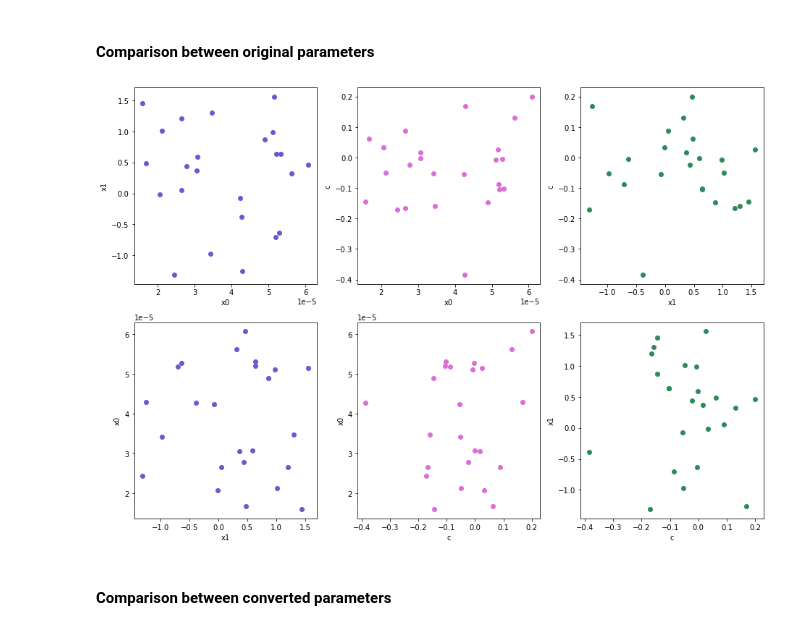
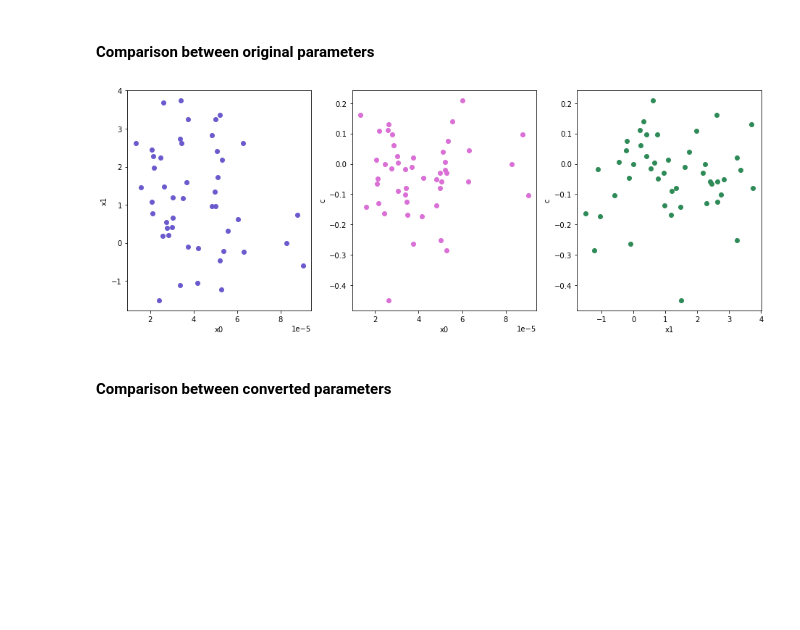
Before and after one commit to MelissaGraham/decam_ddf_tools, a Jupyter notebook: transients_science/fit_multiple_potential_snia.ipynb, the cells around one changed output. Saved outputs shown, nothing was run; the diff lists cells and outputs as text; code cells hidden in the pictures; blank space fills up the shorter version.

```diff
--- a/transients_science/fit_multiple_potential_snia.ipynb
+++ b/transients_science/fit_multiple_potential_snia.ipynb
@@ -537,18 +541,18 @@ pp.close()
 # %%
-new_fit_x0 = np.delete(fit_x0, [4,5,11,12,13,14,15,20,23,25,28,30,33,34,35,36,37,38,39,40,42,45,46,47,48,49,50], 0)
-new_fit_x0e = np.delete(fit_x0e, [4,5,11,12,13,14,15,20,23,25,28,30,33,34,35,36,37,38,39,40,42,45,46,47,48,49,50], 0)
+new_fit_x0 = np.delete(fit_x0, bad_indices, 0)
+new_fit_x0e = np.delete(fit_x0e, bad_indices, 0)
 
-new_fit_x1 = np.delete(fit_x1, [4,5,11,12,13,14,15,20,23,25,28,30,33,34,35,36,37,38,39,40,42,45,46,47,48,49,50], 0)
-new_fit_x1e = np.delete(fit_x1e, [4,5,11,12,13,14,15,20,23,25,28,30,33,34,35,36,37,38,39,40,42,45,46,47,48,49,50], 0)
+new_fit_x1 = np.delete(fit_x1, bad_indices, 0)
+new_fit_x1e = np.delete(fit_x1e, bad_indices, 0)
 
-new_fit_c = np.delete(fit_c, [4,5,11,12,13,14,15,20,23,25,28,30,33,34,35,36,37,38,39,40,42,45,46,47,48,49,50], 0)
-new_fit_ce = np.delete(fit_ce, [4,5,11,12,13,14,15,20,23,25,28,30,33,34,35,36,37,38,39,40,42,45,46,47,48,49,50], 0)
+new_fit_c = np.delete(fit_c, bad_indices, 0)
+new_fit_ce = np.delete(fit_ce, bad_indices, 0)
 
-new_fit_z = np.delete(fit_z, [4,5,11,12,13,14,15,20,23,25,28,30,33,34,35,36,37,38,39,40,42,45,46,47,48,49,50], 0)
-new_fit_ze = np.delete(fit_ze, [4,5,11,12,13,14,15,20,23,25,28,30,33,34,35,36,37,38,39,40,42,45,46,47,48,49,50], 0)
+new_fit_z = np.delete(fit_z, bad_indices, 0)
+new_fit_ze = np.delete(fit_ze, bad_indices, 0)
 
-new_fit_t0 = np.delete(fit_t0, [4,5,11,12,13,14,15,20,23,25,28,30,33,34,35,36,37,38,39,40,42,45,46,47,48,49,50], 0)
-new_fit_t0e = np.delete(fit_t0e, [4,5,11,12,13,14,15,20,23,25,28,30,33,34,35,36,37,38,39,40,42,45,46,47,48,49,50], 0)
+new_fit_t0 = np.delete(fit_t0, bad_indices, 0)
+new_fit_t0e = np.delete(fit_t0e, bad_indices, 0)
 # %% [markdown]
 ### Converting $x_{1}$ into $\Delta m_{15B}$
 
@@ -636,38 +645,25 @@ plt.ylabel('mb');
 # %% [markdown]
 #### Comparison between original parameters
 # %%
-fig, ax = plt.subplots(2, 3)
-fig.set_size_inches(13, 9)
+fig, ax = plt.subplots(1, 3)
+fig.set_size_inches(13, 5)
 
-ax[0,0].scatter(new_fit_x0, new_fit_x1, color='slateblue')
-ax[0,0].set_xlabel('x0')
-ax[0,0].set_ylabel('x1')
+ax[0].scatter(new_fit_x0, new_fit_x1, color='slateblue')
+ax[0].set_xlabel('x0')
+ax[0].set_ylabel('x1')
 
-ax[0,1].scatter(new_fit_x0, new_fit_c, color='orchid')
-ax[0,1].set_xlabel('x0')
-ax[0,1].set_ylabel('c')
+ax[1].scatter(new_fit_x0, new_fit_c, color='orchid')
+ax[1].set_xlabel('x0')
+ax[1].set_ylabel('c')
 
-ax[0,2].scatter(new_fit_x1, new_fit_c, color='seagreen')
-ax[0,2].set_xlabel('x1')
-ax[0,2].set_ylabel('c')
-
-ax[1,0].scatter(new_fit_x1, new_fit_x0, color='slateblue')
-ax[1,0].set_xlabel('x1')
-ax[1,0].set_ylabel('x0')
-
-ax[1,1].scatter(new_fit_c, new_fit_x0, color='orchid')
-ax[1,1].set_xlabel('c')
-ax[1,1].set_ylabel('x0')
-
-ax[1,2].scatter(new_fit_c, new_fit_x1, color='seagreen')
-ax[1,2].set_xlabel('c')
-ax[1,2].set_ylabel('x1')
-
+ax[2].scatter(new_fit_x1, new_fit_c, color='seagreen')
+ax[2].set_xlabel('x1')
+ax[2].set_ylabel('c')
 
 fig.tight_layout()
 fig.show()
 # %% [output]
-[figure, old version]
+[figure, new version]
 # %% [markdown]
 #### Comparison between converted parameters
 # %%
```
Also changed, not shown: parts of 49 cells of this notebook, 2 other files.
